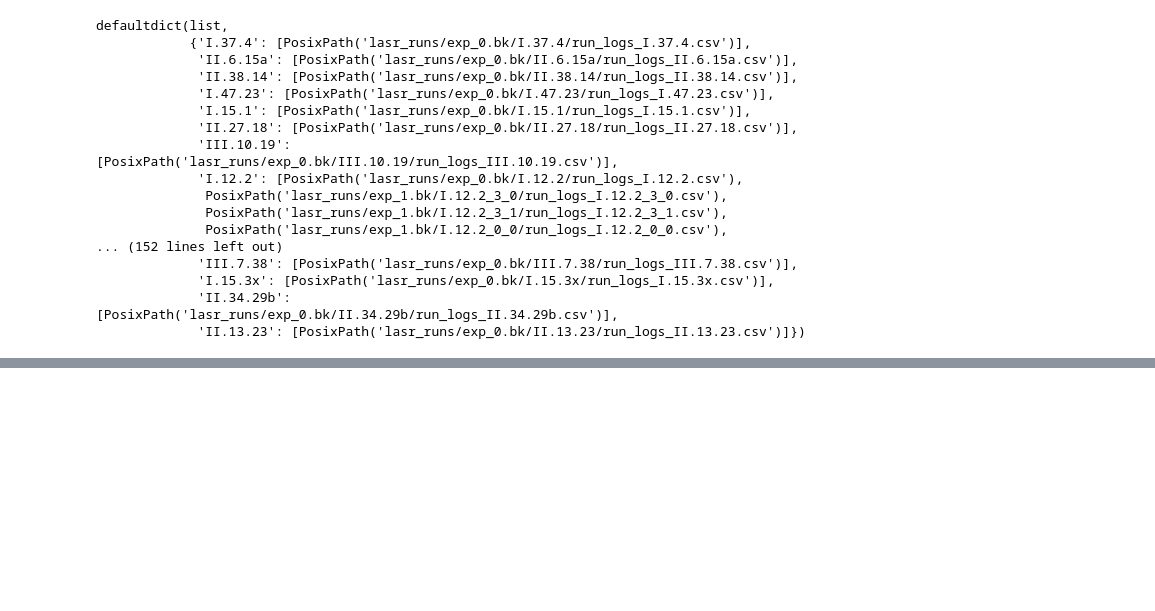
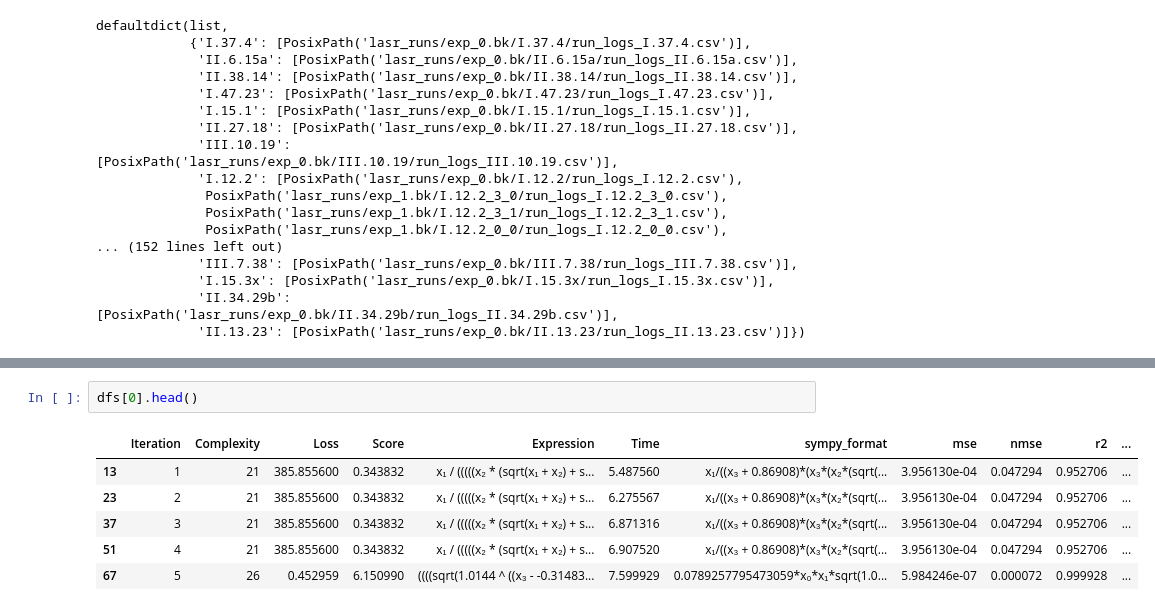
Before and after one commit to NNHieu/LibraryAugmentedSymbolicRegression.jl, a Jupyter notebook: Eval.ipynb, the cells around one changed output, grey strips where cells are left out. Saved outputs shown, nothing was run; the diff lists cells and outputs as text; blank space fills up the shorter version.

```diff
--- a/Eval.ipynb
+++ b/Eval.ipynb
@@ -64 +238,10 @@ $\displaystyle 0.93696 \left(\frac{x₀ + x₁ + x₂^{1.5814} + x₃ + x₅}{x
+# %%
+dfs[0].head()
+# %% [output]
+|  | Iteration | Complexity | Loss | Score | Expression | Time | sympy_format | mse | nmse | r2 | ... |
+| 13 | 1 | 21 | 385.855600 | 0.343832 | x₁ / (((((x₂ * (sqrt(x₁ + x₂) + s... | 5.487560 | x₁/((x₃ + 0.86908)*(x₃*(x₂*(sqrt(... | 3.956130e-04 | 0.047294 | 0.952706 | ... |
+| 23 | 2 | 21 | 385.855600 | 0.343832 | x₁ / (((((x₂ * (sqrt(x₁ + x₂) + s... | 6.275567 | x₁/((x₃ + 0.86908)*(x₃*(x₂*(sqrt(... | 3.956130e-04 | 0.047294 | 0.952706 | ... |
+| 37 | 3 | 21 | 385.855600 | 0.343832 | x₁ / (((((x₂ * (sqrt(x₁ + x₂) + s... | 6.871316 | x₁/((x₃ + 0.86908)*(x₃*(x₂*(sqrt(... | 3.956130e-04 | 0.047294 | 0.952706 | ... |
+| 51 | 4 | 21 | 385.855600 | 0.343832 | x₁ / (((((x₂ * (sqrt(x₁ + x₂) + s... | 6.907520 | x₁/((x₃ + 0.86908)*(x₃*(x₂*(sqrt(... | 3.956130e-04 | 0.047294 | 0.952706 | ... |
+| 67 | 5 | 26 | 0.452959 | 6.150990 | ((((sqrt(1.0144 ^ ((x₃ - -0.31483... | 7.599929 | 0.0789257795473059*x₀*x₁*sqrt(1.0... | 5.984246e-07 | 0.000072 | 0.999928 | ... |
 # %%
```
Also changed, not shown: parts of 13 cells of this notebook, 1 other file.
